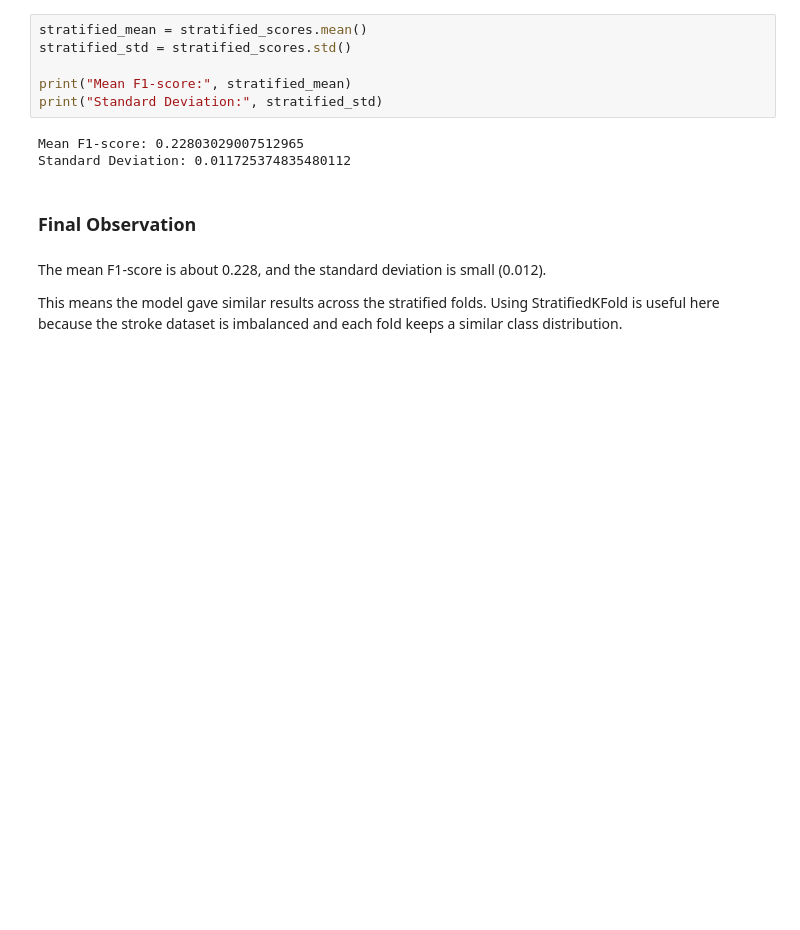
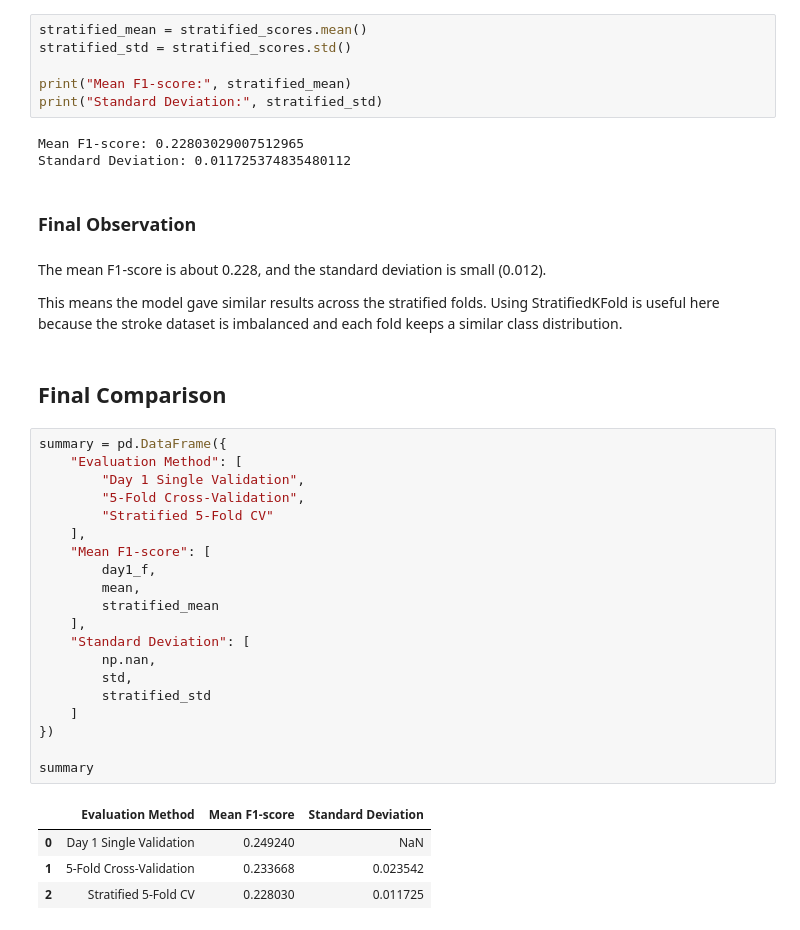
Before and after one commit to assma122/Binx-ai-ml-training, a Jupyter notebook: Week4/day2/cross_validation.ipynb, the cells around one changed output. Drawn from its saved outputs; the diff is of its cells as text; blank space fills up the shorter version.

```diff
--- a/Week4/day2/cross_validation.ipynb
+++ b/Week4/day2/cross_validation.ipynb
@@ -360,3 +368,30 @@ Standard Deviation: 0.011725374835480112
 The mean F1-score is about 0.228, and the standard deviation is small (0.012).
 
 This means the model gave similar results across the stratified folds. Using StratifiedKFold is useful here because the stroke dataset is imbalanced and each fold keeps a similar class distribution.
+# %% [markdown]
+## Final Comparison
+# %%
+summary = pd.DataFrame({
+    "Evaluation Method": [
+        "Day 1 Single Validation",
+        "5-Fold Cross-Validation",
+        "Stratified 5-Fold CV"
+    ],
+    "Mean F1-score": [
+        day1_f,
+        mean,
+        stratified_mean
+    ],
+    "Standard Deviation": [
+        np.nan,
+        std,
+        stratified_std
+    ]
+})
+
+summary
+# %% [output]
+|  | Evaluation Method | Mean F1-score | Standard Deviation |
+| 0 | Day 1 Single Validation | 0.249240 | NaN |
+| 1 | 5-Fold Cross-Validation | 0.233668 | 0.023542 |
+| 2 | Stratified 5-Fold CV | 0.228030 | 0.011725 |
```
Also changed, not shown: parts of 4 cells of this notebook, 1 other file.
